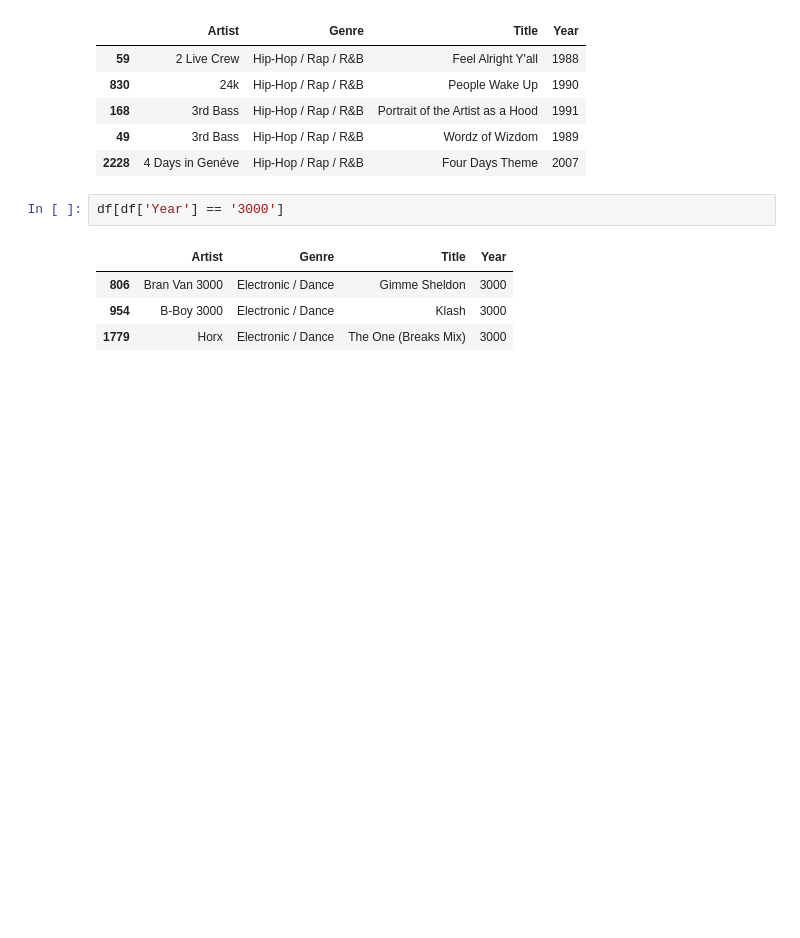
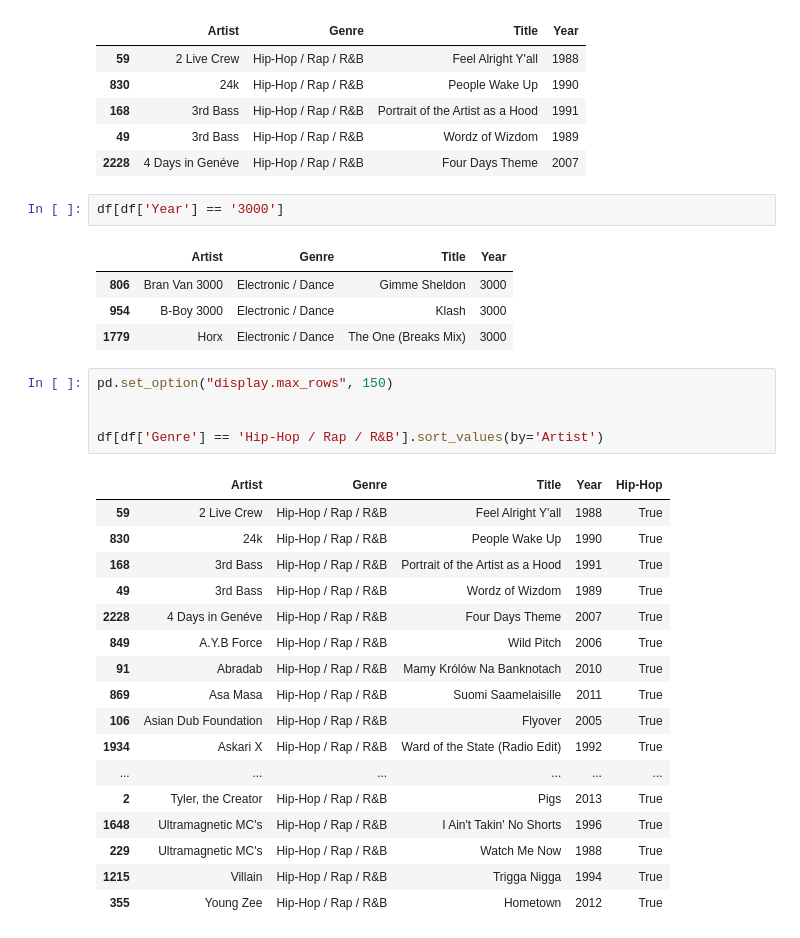
Before and after one commit to 2109Sot/studio-projects, a Jupyter notebook: code/who_sampled/who_sampled_scrape.ipynb, the cells around one changed output. Saved outputs shown, nothing was run; the diff lists cells and outputs as text; blank space fills up the shorter version.

```diff
--- a/code/who_sampled/who_sampled_scrape.ipynb
+++ b/code/who_sampled/who_sampled_scrape.ipynb
@@ -214,3 +234,26 @@ df[df['Year'] == '3000']
 | 806 | Bran Van 3000 | Electronic / Dance | Gimme Sheldon | 3000 |
 | 954 | B-Boy 3000 | Electronic / Dance | Klash | 3000 |
 | 1779 | Horx | Electronic / Dance | The One (Breaks Mix) | 3000 |
+# %%
+pd.set_option("display.max_rows", 150)
+
+
+df[df['Genre'] == 'Hip-Hop / Rap / R&B'].sort_values(by='Artist')
+# %% [output]
+|  | Artist | Genre | Title | Year | Hip-Hop |
+| 59 | 2 Live Crew | Hip-Hop / Rap / R&B | Feel Alright Y'all | 1988 | True |
+| 830 | 24k | Hip-Hop / Rap / R&B | People Wake Up | 1990 | True |
+| 168 | 3rd Bass | Hip-Hop / Rap / R&B | Portrait of the Artist as a Hood | 1991 | True |
+| 49 | 3rd Bass | Hip-Hop / Rap / R&B | Wordz of Wizdom | 1989 | True |
+| 2228 | 4 Days in Genéve | Hip-Hop / Rap / R&B | Four Days Theme | 2007 | True |
+| 849 | A.Y.B Force | Hip-Hop / Rap / R&B | Wild Pitch | 2006 | True |
+| 91 | Abradab | Hip-Hop / Rap / R&B | Mamy Królów Na Banknotach | 2010 | True |
+| 869 | Asa Masa | Hip-Hop / Rap / R&B | Suomi Saamelaisille | 2011 | True |
+| 106 | Asian Dub Foundation | Hip-Hop / Rap / R&B | Flyover | 2005 | True |
+| 1934 | Askari X | Hip-Hop / Rap / R&B | Ward of the State (Radio Edit) | 1992 | True |
+| ... | ... | ... | ... | ... | ... |
+| 2 | Tyler, the Creator | Hip-Hop / Rap / R&B | Pigs | 2013 | True |
+| 1648 | Ultramagnetic MC's | Hip-Hop / Rap / R&B | I Ain't Takin' No Shorts | 1996 | True |
+| 229 | Ultramagnetic MC's | Hip-Hop / Rap / R&B | Watch Me Now | 1988 | True |
+| 1215 | Villain | Hip-Hop / Rap / R&B | Trigga Nigga | 1994 | True |
+| 355 | Young Zee | Hip-Hop / Rap / R&B | Hometown | 2012 | True |
```
Also changed, not shown: parts of 4 cells of this notebook, 9 other files.
